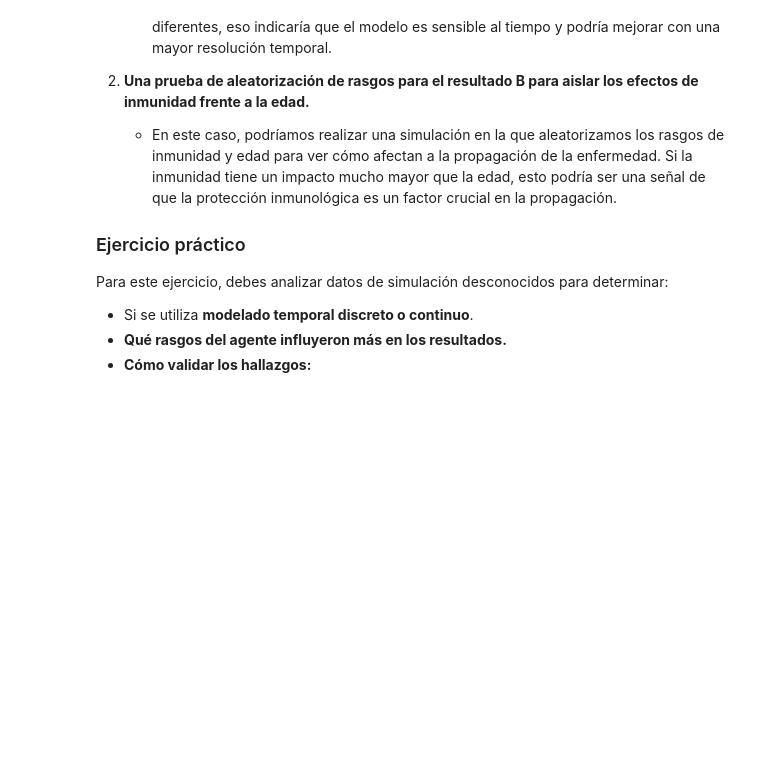
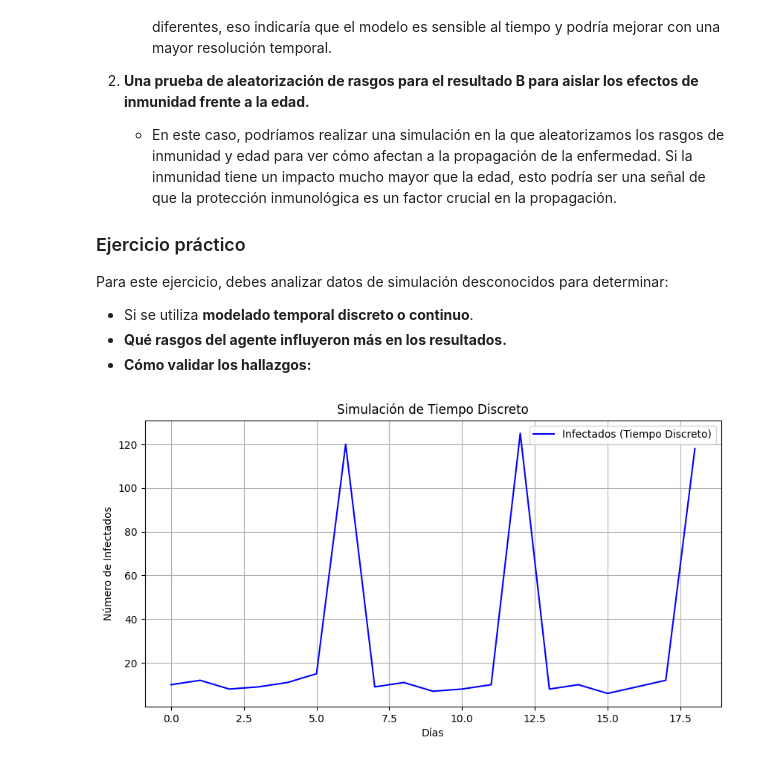
Before and after one commit to michellemej22596/lab4-Modelacion, a Jupyter notebook: Ejercicio4.ipynb, the cells around one changed output. Drawn from its saved outputs; the diff is of its cells as text; code cells hidden in the pictures; blank space fills up the shorter version.

```diff
--- a/Ejercicio4.ipynb
+++ b/Ejercicio4.ipynb
@@ -102,0 +146,30 @@ Para este ejercicio, debes analizar datos de simulación desconocidos para deter
+# %%
+# Cargar los datos
+data = load_data()
+
+# Datos de simulación de tiempo discreto
+discrete_data = data['discrete']
+discrete_timestamps = discrete_data['timestamps']
+discrete_infections = discrete_data['infections']
+discrete_agents = discrete_data['agent_data']
+
+# Datos de simulación de tiempo continuo
+continuous_data = data['continuous']
+continuous_timestamps = continuous_data['timestamps']
+continuous_infections = continuous_data['infections']
+continuous_agents = continuous_data['agent_data']
+# %%
+# Ajustar el número de elementos para que coincidan
+discrete_timestamps = discrete_timestamps[:len(discrete_infections)]
+
+# Ahora puedes graficar
+plt.figure(figsize=(10, 5))
+plt.plot(discrete_timestamps, discrete_infections, label='Infectados (Tiempo Discreto)', color='blue')
+plt.xlabel('Días')
+plt.ylabel('Número de Infectados')
+plt.title('Simulación de Tiempo Discreto')
+plt.legend()
+plt.grid(True)
+plt.show()
+# %% [output]
+[figure, added]
```
Also changed, not shown: parts of 26 cells of this notebook.
